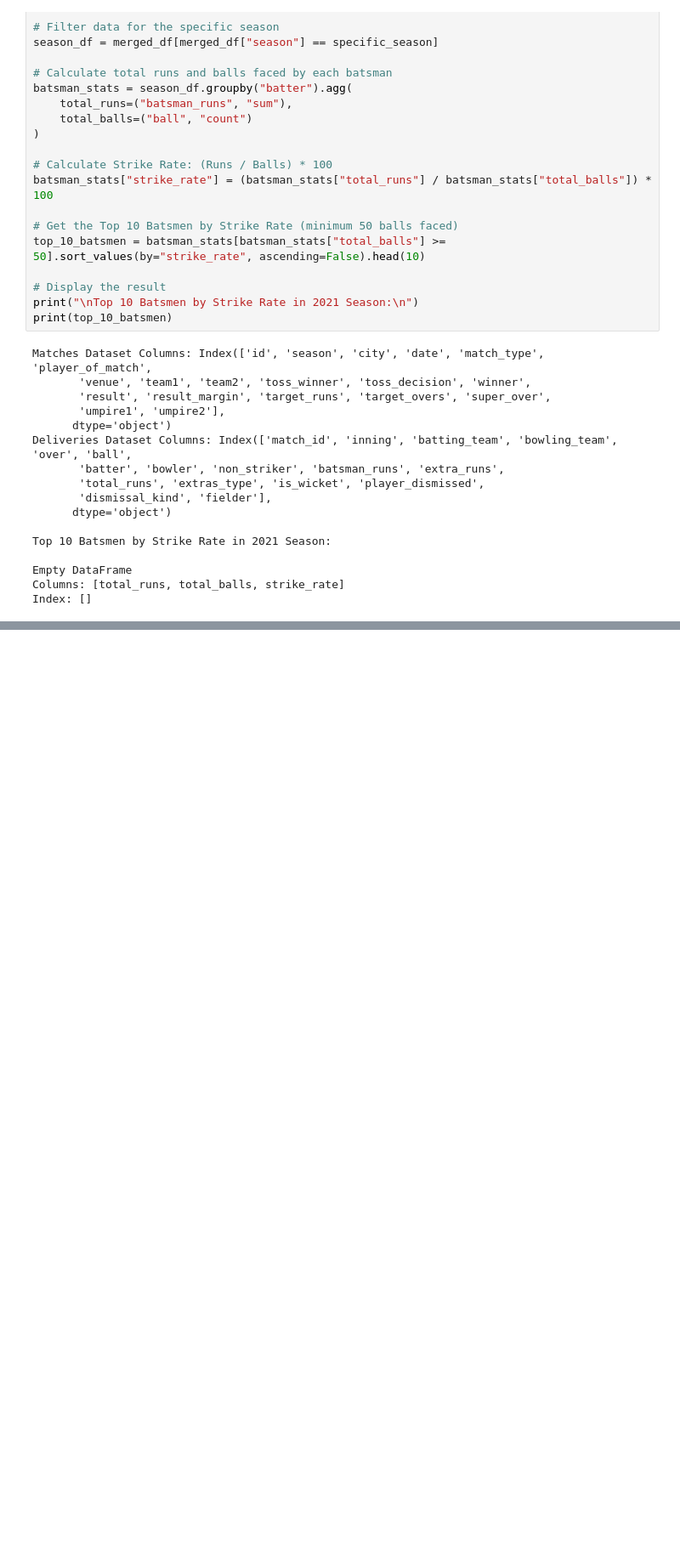
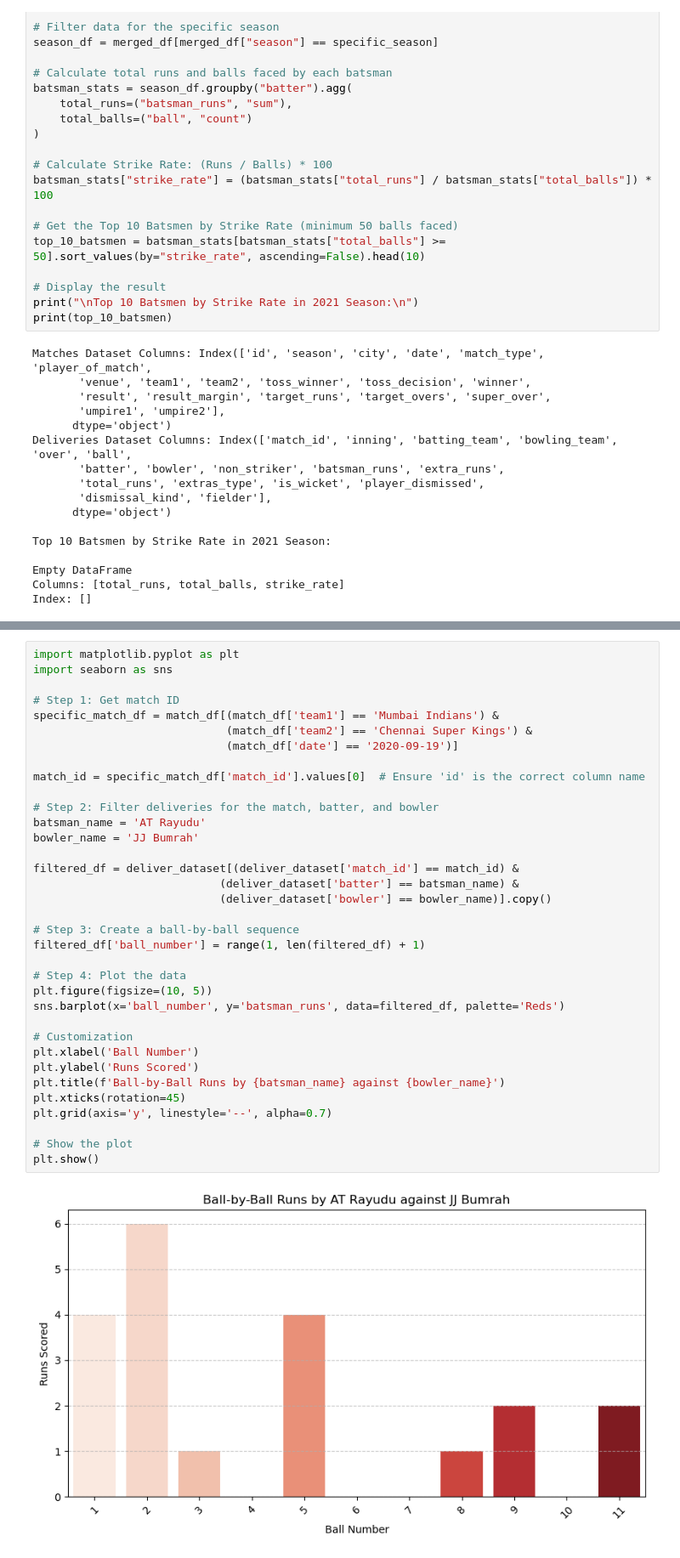
Before and after one commit to AabidMK/CricketIQ_Infosys_Internship_Feb2025, a Jupyter notebook: internship.ipynb, the cells around one changed output, grey strips where cells are left out. Shown at 85% size. Saved outputs shown, nothing was run; the diff lists cells and outputs as text; blank space fills up the shorter version.

```diff
--- a/internship.ipynb
+++ b/internship.ipynb
@@ -681,0 +840,37 @@ Index: []
+# %%
+import matplotlib.pyplot as plt
+import seaborn as sns
+
+# Step 1: Get match ID
+specific_match_df = match_df[(match_df['team1'] == 'Mumbai Indians') &
+                             (match_df['team2'] == 'Chennai Super Kings') &
+                             (match_df['date'] == '2020-09-19')]
+
+match_id = specific_match_df['match_id'].values[0]  # Ensure 'id' is the correct column name
+
+# Step 2: Filter deliveries for the match, batter, and bowler
+batsman_name = 'AT Rayudu'
+bowler_name = 'JJ Bumrah'
+
+filtered_df = deliver_dataset[(deliver_dataset['match_id'] == match_id) &
+                            (deliver_dataset['batter'] == batsman_name) &
+                            (deliver_dataset['bowler'] == bowler_name)].copy()
+
+# Step 3: Create a ball-by-ball sequence
+filtered_df['ball_number'] = range(1, len(filtered_df) + 1)
+
+# Step 4: Plot the data
+plt.figure(figsize=(10, 5))
+sns.barplot(x='ball_number', y='batsman_runs', data=filtered_df, palette='Reds')
+
+# Customization
+plt.xlabel('Ball Number')
+plt.ylabel('Runs Scored')
+plt.title(f'Ball-by-Ball Runs by {batsman_name} against {bowler_name}')
+plt.xticks(rotation=45)
+plt.grid(axis='y', linestyle='--', alpha=0.7)
+
+# Show the plot
+plt.show()
+# %% [output]
+[figure, added]
```
Also changed, not shown: parts of 11 cells of this notebook.
